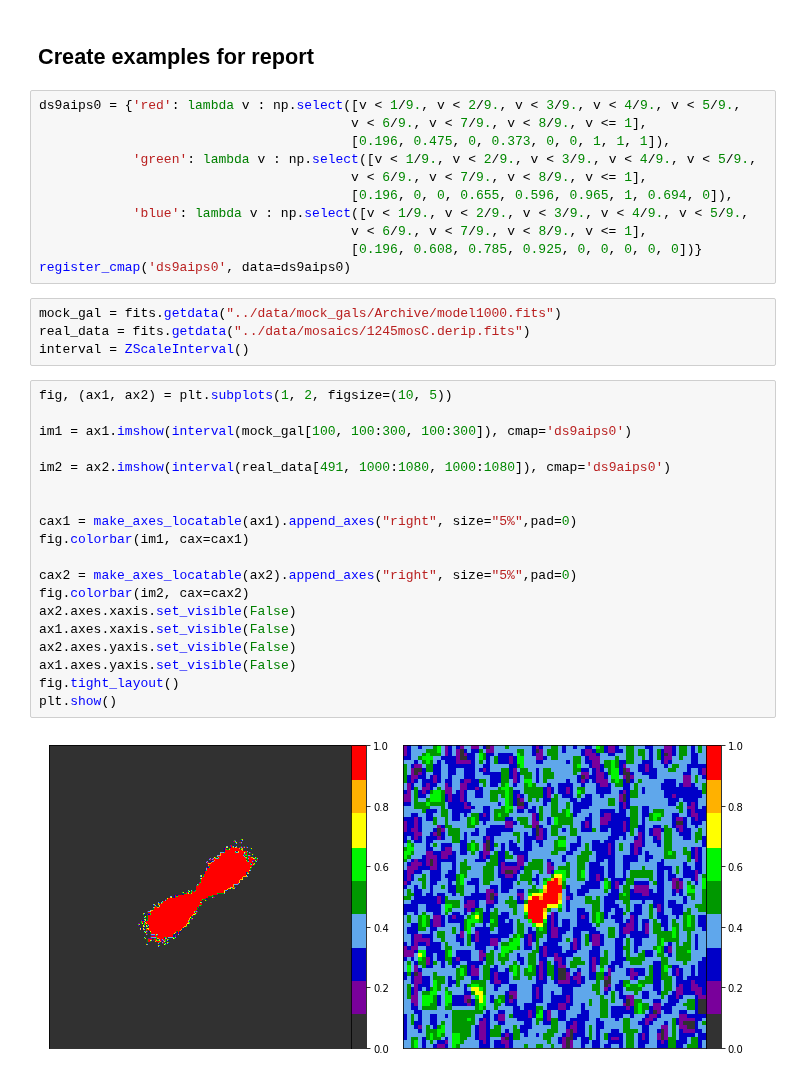
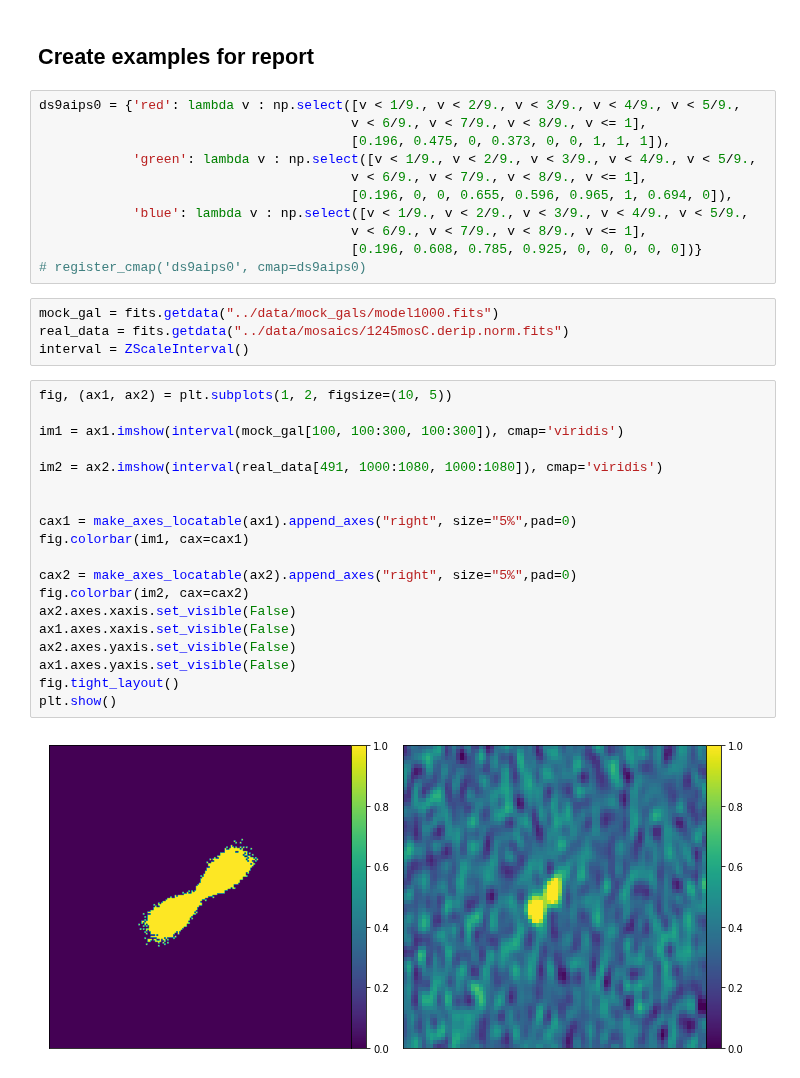
Before and after one commit to Jbarkai/HISourceFinder, a Jupyter notebook: notebooks/Exploratory Analysis.ipynb, the cells around one changed output. Cells and saved outputs as stored; diff of their text form.

```diff
--- a/notebooks/Exploratory Analysis.ipynb
+++ b/notebooks/Exploratory Analysis.ipynb
@@ -674,29 +738,29 @@ ds9aips0 = {'red': lambda v : np.select([v < 1/9., v < 2/9., v < 3/9., v < 4/9.,
             'blue': lambda v : np.select([v < 1/9., v < 2/9., v < 3/9., v < 4/9., v < 5/9.,
                                         v < 6/9., v < 7/9., v < 8/9., v <= 1],
                                         [0.196, 0.608, 0.785, 0.925, 0, 0, 0, 0, 0])}
-register_cmap('ds9aips0', data=ds9aips0)
+# register_cmap('ds9aips0', cmap=ds9aips0)
 # %%
-mock_gal = fits.getdata("../data/mock_gals/Archive/model1000.fits")
-real_data = fits.getdata("../data/mosaics/1245mosC.derip.fits")
+mock_gal = fits.getdata("../data/mock_gals/model1000.fits")
+real_data = fits.getdata("../data/mosaics/1245mosC.derip.norm.fits")
 interval = ZScaleInterval()
 # %%
 fig, (ax1, ax2) = plt.subplots(1, 2, figsize=(10, 5))
 
-im1 = ax1.imshow(interval(mock_gal[100, 100:300, 100:300]), cmap='ds9aips0')
+im1 = ax1.imshow(interval(mock_gal[100, 100:300, 100:300]), cmap='viridis')
 
-im2 = ax2.imshow(interval(real_data[491, 1000:1080, 1000:1080]), cmap='ds9aips0')
+im2 = ax2.imshow(interval(real_data[491, 1000:1080, 1000:1080]), cmap='viridis')
 
 
 cax1 = make_axes_locatable(ax1).append_axes("right", size="5%",pad=0)
 fig.colorbar(im1, cax=cax1)
 
 cax2 = make_axes_locatable(ax2).append_axes("right", size="5%",pad=0)
 fig.colorbar(im2, cax=cax2)
 ax2.axes.xaxis.set_visible(False)
 ax1.axes.xaxis.set_visible(False)
 ax2.axes.yaxis.set_visible(False)
 ax1.axes.yaxis.set_visible(False)
 fig.tight_layout()
 plt.show()
 # %% [output]
-[figure, old version]
+[figure, new version]
```
Also changed, not shown: parts of 37 cells of this notebook, 1 other file.
